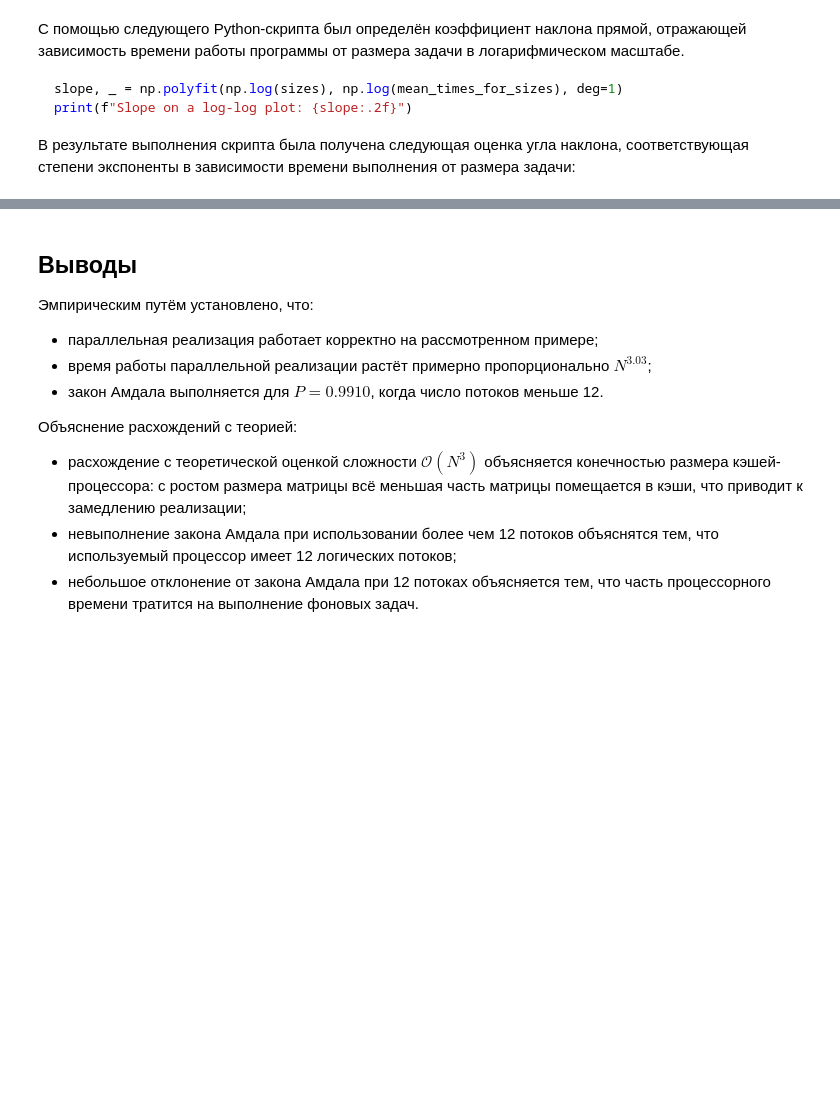
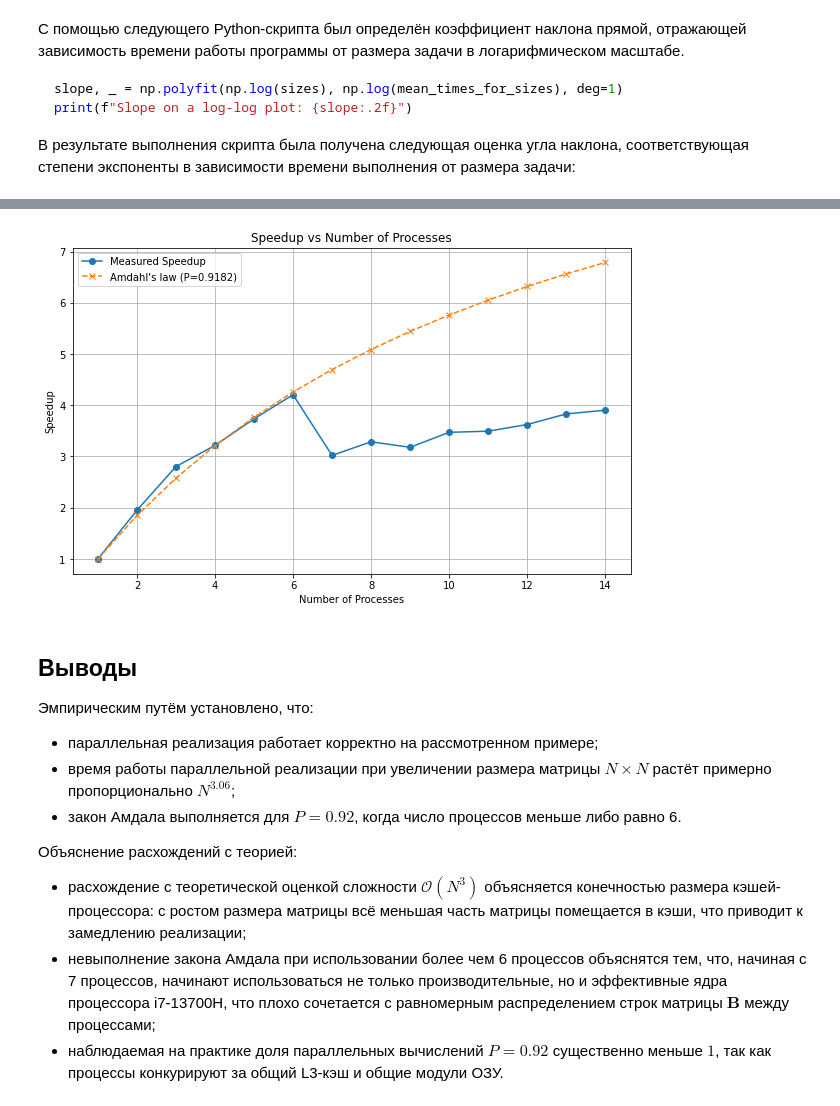
Before and after one commit to IlyaMuravjov/mpi-task-a03, a Jupyter notebook: experiment.ipynb, the cells around one changed output, grey strips where cells are left out. Cells and saved outputs as stored; diff of their text form; code cells hidden in the pictures; blank space fills up the shorter version.

```diff
--- a/experiment.ipynb
+++ b/experiment.ipynb
@@ -194,8 +216,9 @@ def run_experiment(
     times = []
 
     for _ in range(reruns):
-        result = subprocess.run(['mpirun', '-n', str(num_procs), 'main', \
-                                 B_filename, C_filename,A_filename], \
+        result = subprocess.run(['mpirun', '-n', str(num_procs), \
+                                 'main', B_filename, C_filename, \
+                                 A_filename], \
                                 stdout=subprocess.PIPE, text=True)
         match = re.search(r'Computation time: ([\d\.]+) seconds', \
                           result.stdout)
@@ -238,11 +269,11 @@ pd.DataFrame({
 # %%
 sizes = list(range(2000, 7000, 600))
-num_threads = 12
+num_procs = 6
 
 mean_times_for_sizes = []
 stds_for_sizes = []
 for size in sizes:
-    mean_time, time_std, _ = run_experiment(size, num_threads)
+    mean_time, time_std, _ = run_experiment(size, num_procs)
     mean_times_for_sizes.append(mean_time)
     stds_for_sizes.append(time_std)
     print(f"N: {size}, time: {mean_time:.6f} +- {time_std:.6f} seconds")
@@ -307,28 +365,28 @@ pd.DataFrame({
 # %%
 matrix_size = 3000
-max_threads = 24
+max_procs = 14
 
-threads_list = list(range(1, max_threads+1))
-times_for_threads = []
+procs_list = list(range(1, max_procs+1))
+times_for_procs = []
 
-for num_threads in threads_list:
-    time, _, _ = run_experiment(matrix_size, num_threads)
-    times_for_threads.append(time)
-    print(f'Number of threads: {num_threads}, time: {time:.6f} seconds')
+for num_procs in procs_list:
+    time, _, _ = run_experiment(matrix_size, num_procs)
+    times_for_procs.append(time)
+    print(f'Number of threads: {num_procs}, time: {time:.6f} seconds')
 # %%
-base_time = times_for_threads[0]
-speedups = [base_time / t for t in times_for_threads]
+base_time = times_for_procs[0]
+speedups = [base_time / t for t in times_for_procs]
 
 def amdahl_law(N, P):
     return 1 / ((1 - P) + P / N)
 
-params, _ = curve_fit(amdahl_law, threads_list[:11], speedups[:11], bounds=(0, 1))
+params, _ = curve_fit(amdahl_law, procs_list[:6], speedups[:6], bounds=(0, 1))
 parallel_part = params[0]
 
-predicted_speedups = [amdahl_law(N, parallel_part) for N in threads_list]
+predicted_speedups = [amdahl_law(N, parallel_part) for N in procs_list]
 
 display(Markdown(pd.DataFrame({
-    'Number of Threads': threads_list,
+    'Number of Processes': procs_list,
     'Measured Speedup': speedups,
     f"Amdahl's law (P={parallel_part:.4f})": predicted_speedups
 }).round(2).to_markdown(index=False)))
@@ -335,27 +410,29 @@ display(Markdown(pd.DataFrame({
 # %%
 plt.figure(figsize=(10,6))
-plt.plot(threads_list, speedups, marker='o', label='Measured Speedup')
-plt.plot(threads_list, predicted_speedups, marker='x', linestyle='--', label=f"Amdahl's law (P={parallel_part:.4f})")
-plt.title('Speedup vs Number of Threads')
-plt.xlabel('Number of Threads')
+plt.plot(procs_list, speedups, marker='o', label='Measured Speedup')
+plt.plot(procs_list, predicted_speedups, marker='x', linestyle='--', label=f"Amdahl's law (P={parallel_part:.4f})")
+plt.title('Speedup vs Number of Processes')
+plt.xlabel('Number of Processes')
 plt.ylabel('Speedup')
 plt.legend()
 plt.grid(True)
 plt.show()
+# %% [output]
+[figure, added]
 # %% [markdown]
 ## Выводы
 
 Эмпирическим путём установлено, что:
 
 - параллельная реализация работает корректно на рассмотренном примере;
-- время работы параллельной реализации растёт примерно пропорционально $N^{3.03}$;
-- закон Амдала выполняется для $P=0.9910$, когда число потоков меньше 12.
+- время работы параллельной реализации при увеличении размера матрицы $N \times N$ растёт примерно пропорционально $N^{3.06}$;
+- закон Амдала выполняется для $P=0.92$, когда число процессов меньше либо равно 6.
 
 Объяснение расхождений с теорией:
 
 - расхождение с теоретической оценкой сложности $\mathcal{O}(N^3)$ объясняется конечностью размера кэшей-процессора: с ростом размера матрицы всё меньшая часть матрицы помещается в кэши, что приводит к замедлению реализации;
-- невыполнение закона Амдала при использовании более чем 12 потоков объяснятся тем, что используемый процессор имеет 12 логических потоков;
-- небольшое отклонение от закона Амдала при 12 потоках объясняется тем, что часть процессорного времени тратится на выполнение фоновых задач.
+- невыполнение закона Амдала при использовании более чем 6 процессов объяснятся тем, что, начиная с 7 процессов, начинают использоваться не только производительные, но и эффективные ядра процессора i7-13700H, что плохо сочетается с равномерным распределением строк матрицы $\mathbf{B}$ между процессами;
+- наблюдаемая на практике доля параллельных вычислений $P=0.92$ существенно меньше $1$, так как процессы конкурируют за общий L3-кэш и общие модули ОЗУ.
 # %% [markdown]
 ## Приложение
 
```
Also changed, not shown: parts of 17 cells of this notebook, 9 other files.
